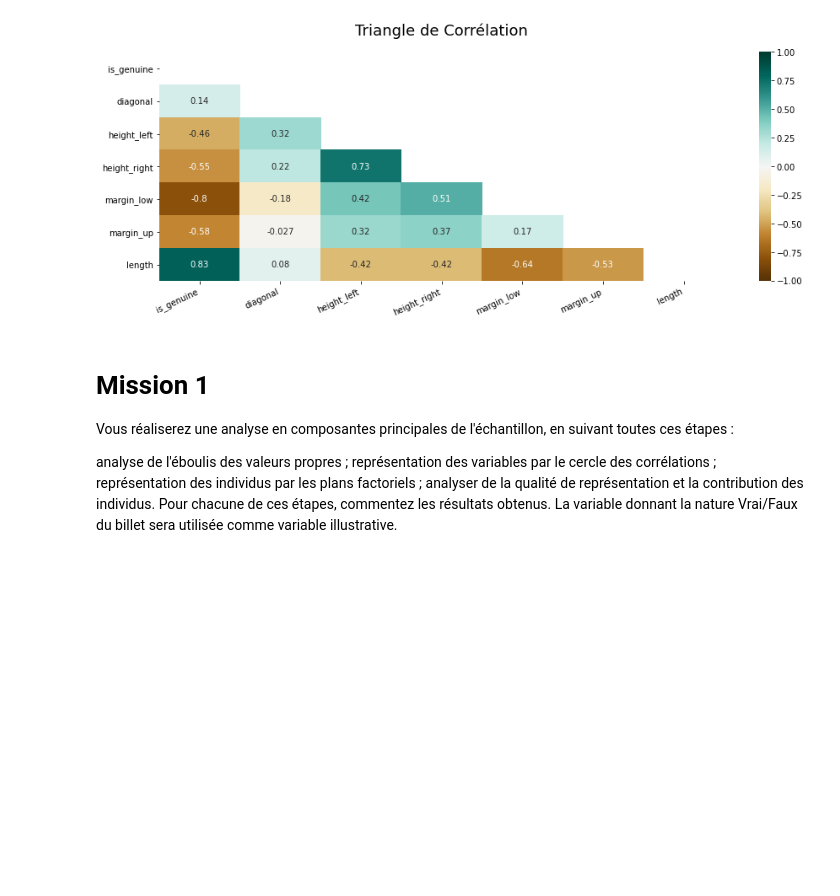
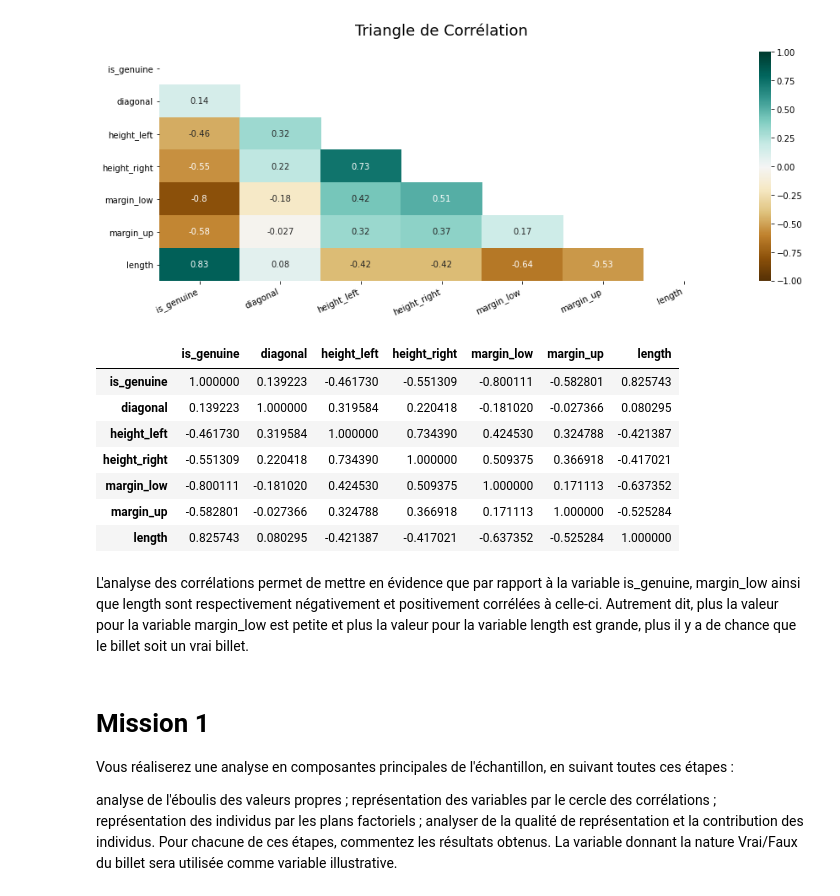
Before and after one commit to ROWAIDAK/P6-D-tectez-des-faux-billets, a Jupyter notebook: P6_01_CODE_ Détectez_des_faux_billets.ipynb, the cells around one changed output. Saved outputs shown, nothing was run; the diff lists cells and outputs as text; code cells hidden in the pictures; blank space fills up the shorter version.

```diff
--- a/P6_01_CODE_ Détectez_des_faux_billets.ipynb
+++ b/P6_01_CODE_ Détectez_des_faux_billets.ipynb
@@ -190,5 +222,18 @@ plt.savefig("04. Triangle de corrélation.jpg", dpi=500, bbox_inches='tight', pa
 # %% [output]
 [figure]
+# %%
+df.corr(method='pearson')
+# %% [output]
+|  | is_genuine | diagonal | height_left | height_right | margin_low | margin_up | length |
+| is_genuine | 1.000000 | 0.139223 | -0.461730 | -0.551309 | -0.800111 | -0.582801 | 0.825743 |
+| diagonal | 0.139223 | 1.000000 | 0.319584 | 0.220418 | -0.181020 | -0.027366 | 0.080295 |
+| height_left | -0.461730 | 0.319584 | 1.000000 | 0.734390 | 0.424530 | 0.324788 | -0.421387 |
+| height_right | -0.551309 | 0.220418 | 0.734390 | 1.000000 | 0.509375 | 0.366918 | -0.417021 |
+| margin_low | -0.800111 | -0.181020 | 0.424530 | 0.509375 | 1.000000 | 0.171113 | -0.637352 |
+| margin_up | -0.582801 | -0.027366 | 0.324788 | 0.366918 | 0.171113 | 1.000000 | -0.525284 |
+| length | 0.825743 | 0.080295 | -0.421387 | -0.417021 | -0.637352 | -0.525284 | 1.000000 |
+# %% [markdown]
+ L'analyse des corrélations permet de mettre en évidence que par rapport à la variable is_genuine, margin_low ainsi que length sont respectivement négativement et positivement corrélées à celle-ci. Autrement dit, plus la valeur pour la variable margin_low est petite et plus la valeur pour la variable length est grande, plus il y a de chance que le billet soit un vrai billet.
 # %% [markdown]
 # Mission 1
 Vous réaliserez une analyse en composantes principales de l'échantillon, en suivant toutes ces étapes :
```
Also changed, not shown: parts of 21 cells of this notebook.
